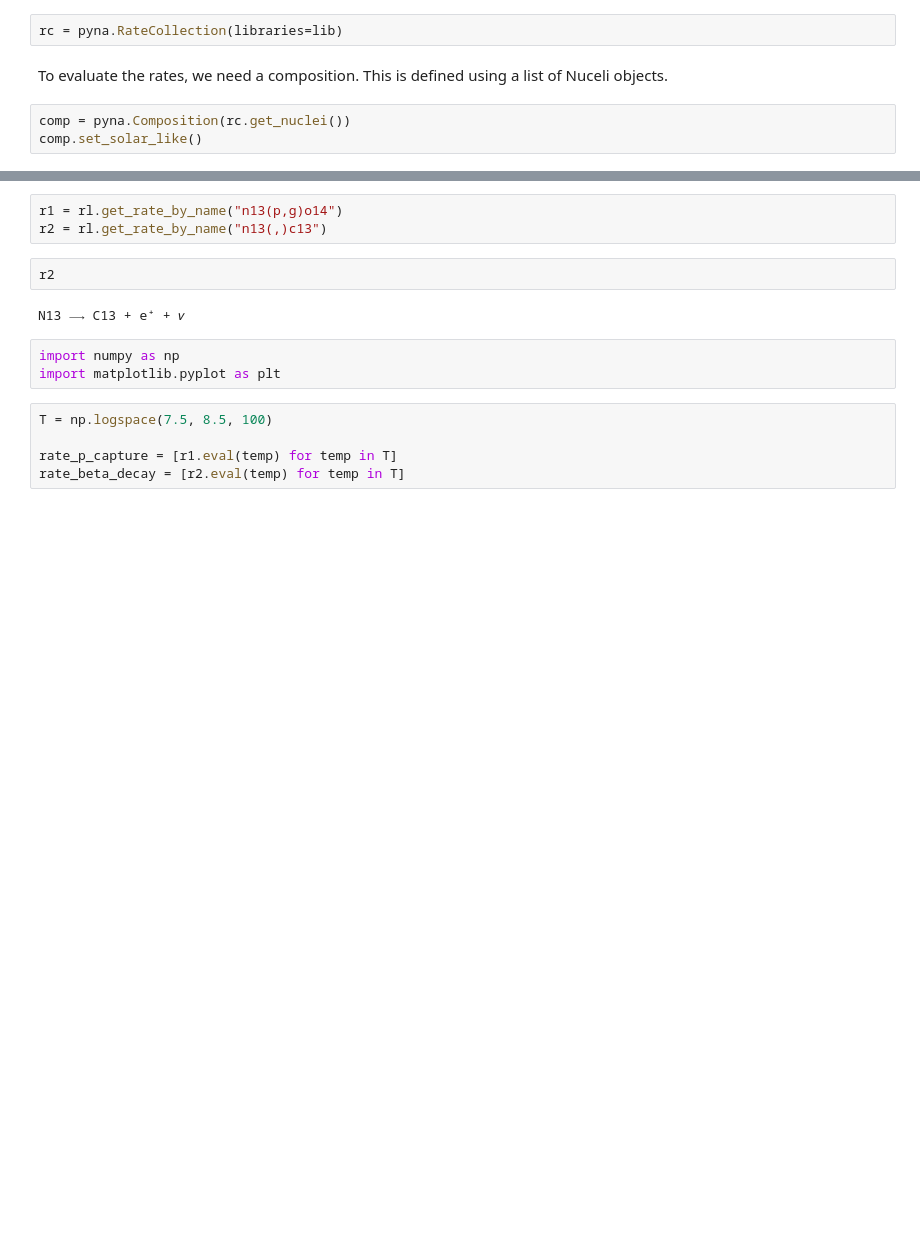
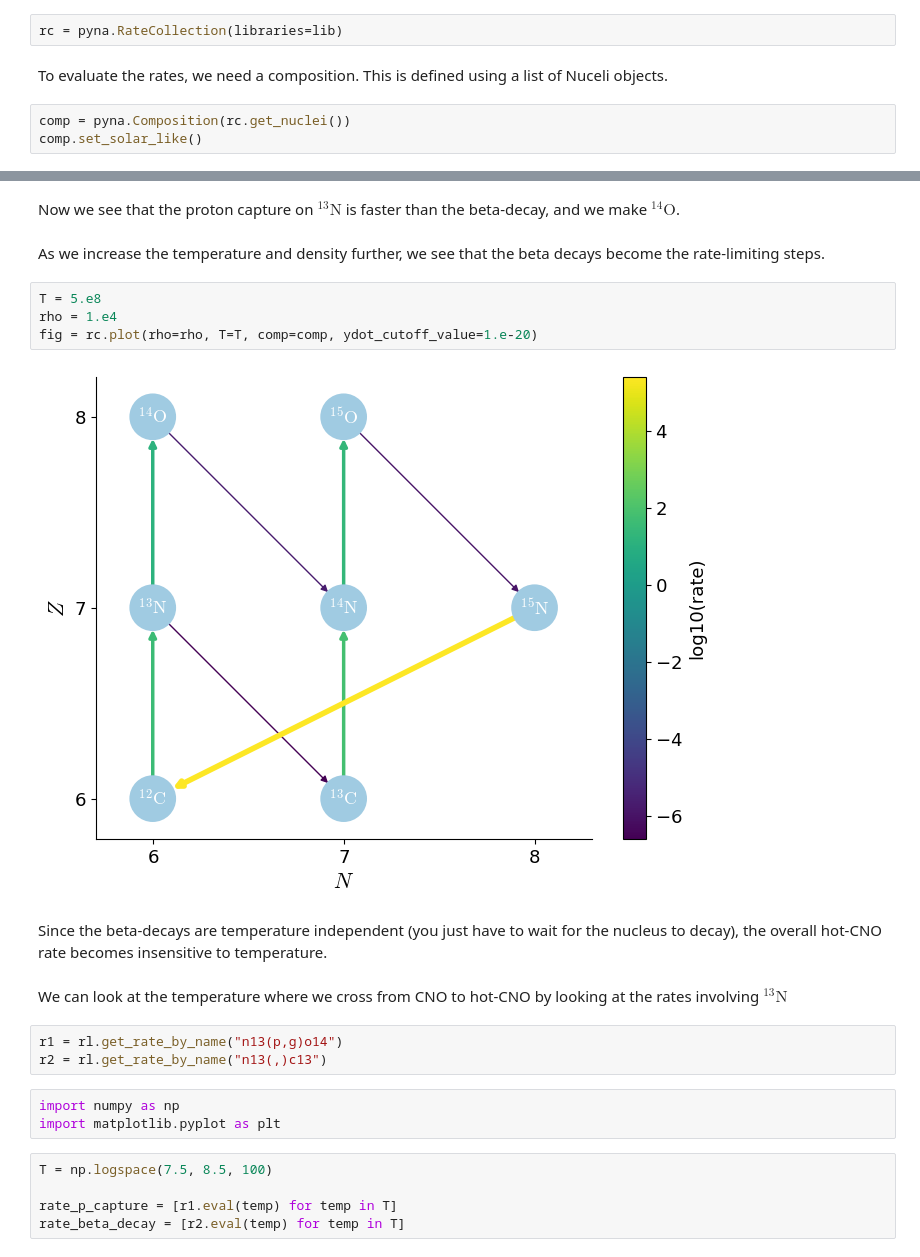
Before and after one commit to zingale/stars, a Jupyter notebook: notebooks/_sources/hotcno/hot-CNO-breakout-example.ipynb, the cells around one changed output, grey strips where cells are left out. Drawn from its saved outputs; the diff is of its cells as text; blank space fills up the shorter version.

```diff
--- a/notebooks/_sources/hotcno/hot-CNO-breakout-example.ipynb
+++ b/notebooks/_sources/hotcno/hot-CNO-breakout-example.ipynb
@@ -41,10 +48,20 @@ Notice that as you increase the temperature, eventually the proton capture onto
+# %% [markdown]
+Now we see that the proton capture on ${}^{13}\mathrm{N}$ is faster than the beta-decay, and we make ${}^{14}\mathrm{O}$.
+# %% [markdown]
+As we increase the temperature and density further, we see that the beta decays become the rate-limiting steps.
+# %%
+T = 5.e8
+rho = 1.e4
+fig = rc.plot(rho=rho, T=T, comp=comp, ydot_cutoff_value=1.e-20)
+# %% [output]
+[figure, added]
+# %% [markdown]
+Since the beta-decays are temperature independent (you just have to wait for the nucleus to decay), the overall hot-CNO rate becomes insensitive to temperature.
+# %% [markdown]
+We can look at the temperature where we cross from CNO to hot-CNO by looking at the rates involving ${}^{13}\mathrm{N}$
 # %%
 r1 = rl.get_rate_by_name("n13(p,g)o14")
 r2 = rl.get_rate_by_name("n13(,)c13")
-# %%
-r2
-# %% [output]
-N13 ⟶ C13 + e⁺ + 𝜈
 # %%
 import numpy as np
 import matplotlib.pyplot as plt
```
Also changed, not shown: parts of 22 cells of this notebook, 7 other files.
